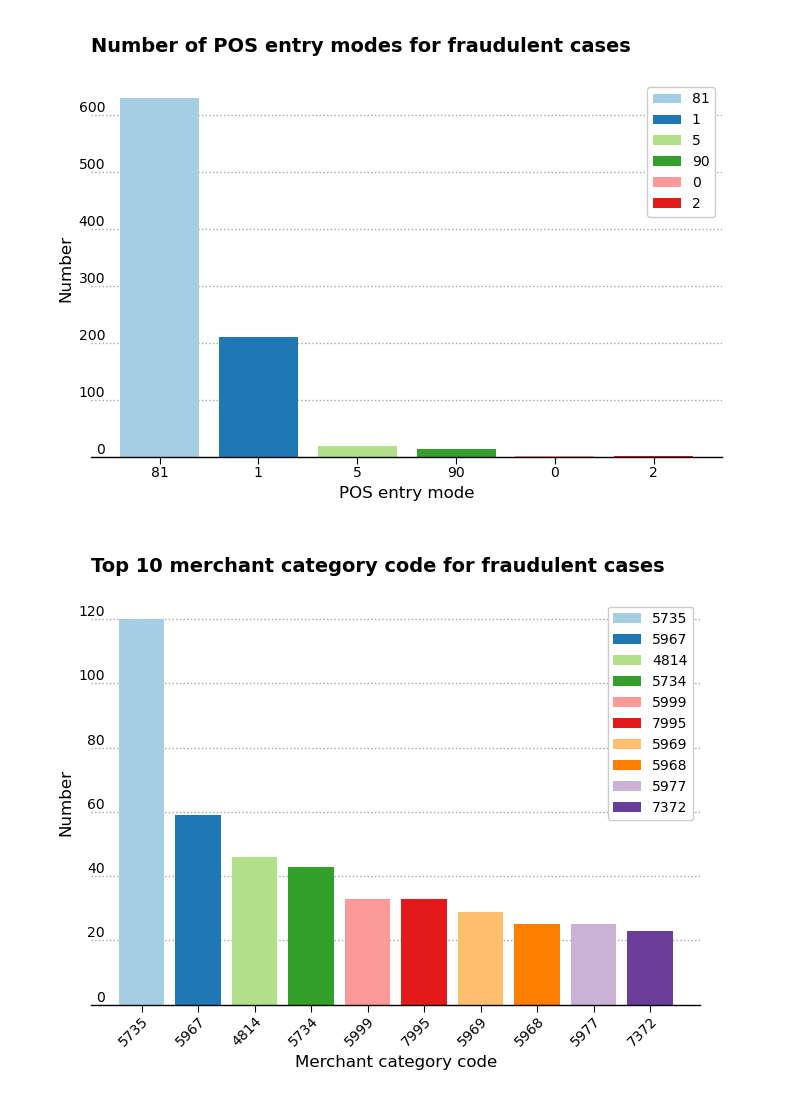
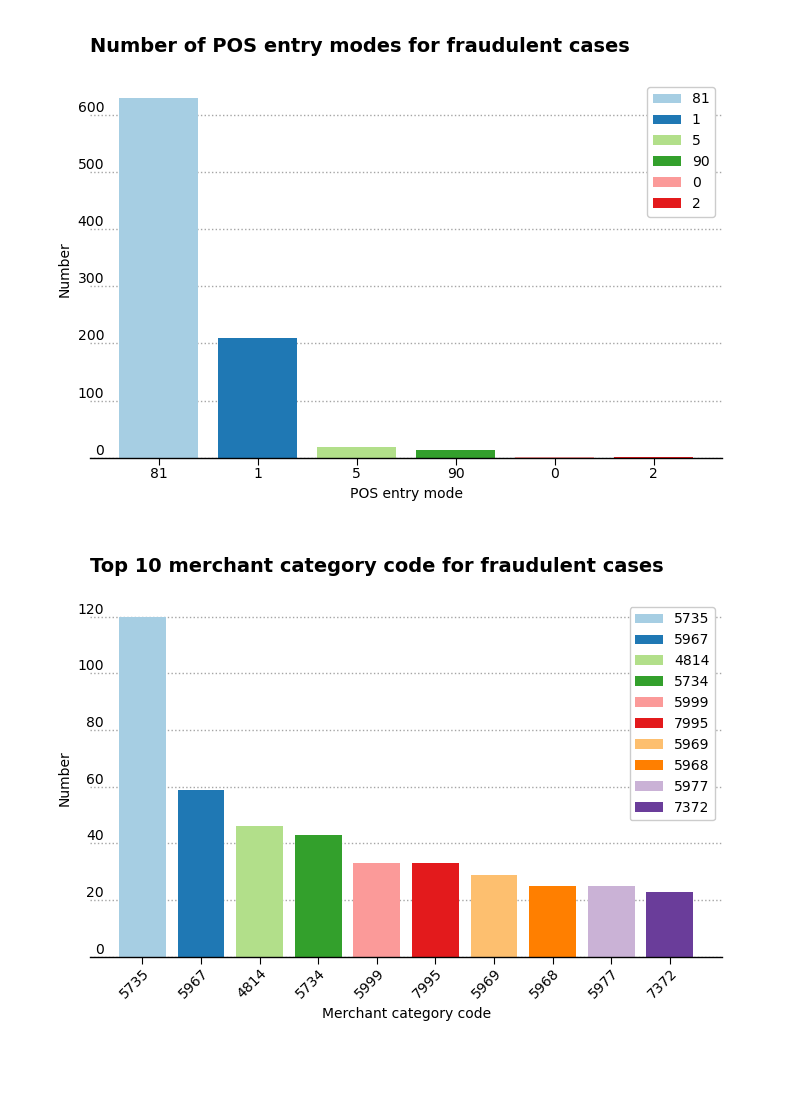
Before and after one commit to capac/credit-card-fraud-detection, a Jupyter notebook: eda.ipynb, the cells around one changed output. Saved outputs shown, nothing was run; the diff lists cells and outputs as text; code cells hidden in the pictures; blank space fills up the shorter version.

```diff
--- a/eda.ipynb
+++ b/eda.ipynb
@@ -94,26 +95,22 @@ plt.tight_layout()
 # %%
 fig, (ax1, ax2, ax3) = plt.subplots(3, 1, figsize=(8, 9))
-ax1.bar([0, 1], [(data_df.fraudCase == 0).sum(), (data_df.fraudCase == 1).sum()],
-       width=0.4, color=plt.cm.Paired.colors, label=['Normal', 'Fraudulent'])
+
+ax1.bar(
+    ['Normal', 'Fraudulent'],
+    [(data_df.fraudCase == 0).sum(), (data_df.fraudCase == 1).sum()],
+    width=0.4, color=plt.cm.Paired.colors, label=['Normal', 'Fraudulent']
+    )
 ax1.set_xticks([0, 1], ['Normal', 'Fraudulent'])
 ax1.set_ylabel('Number of transactions')
 ax1.set_title('Number of fraudulent cases')
 ax1.legend(loc='upper right')
 
-fraud_df = data_df[data_df.fraudCase == 1]
-fraud_amount_per_account = fraud_df.groupby('accountNumber')['transactionAmount'].sum()
 ax2.hist(fraud_amount_per_account, color=plt.cm.Paired.colors[1])
 ax2.set_title('Fraud amount per account (GBP)')
 ax2.set_xlabel('Number of accounts with fraud')
 ax2.set_ylabel('Fraud amount (GBP)')
 
-number_of_frauds_per_account = []
-unique_accounts_with_fraud = list(fraud_df.accountNumber.unique())
-for account in unique_accounts_with_fraud:
-    number_of_frauds_per_account.append(
-        np.sum(fraud_df.accountNumber == account)
-    )
-ax3.hist(number_of_frauds_per_account, bins=np.arange(0, 60, 3))
+ax3.hist(num_frauds_per_account, bins=np.arange(0, 60, 3))
 ax3.set_title('Number of frauds per account')
 ax3.set_xlabel('Accounts')
 ax3.set_ylabel('Number of frauds')
@@ -124,6 +121,5 @@ plt.tight_layout()
 # %%
 fig, ax = plt.subplots(figsize=(7, 5))
-fraud_df = data_df[data_df.fraudCase == 1]
 pos_fraud_df = fraud_df.posEntryMode.value_counts(ascending=False)
 ax.bar(pos_fraud_df.index, pos_fraud_df.values,
        label=pos_fraud_df.index,
@@ -134,21 +130,22 @@ ax.set_title('Number of POS entry modes for fraudulent cases')
 plt.legend()
 plt.tight_layout()
 # %% [output]
-[figure, old version]
+[figure, new version]
 # %%
 fig, ax = plt.subplots(figsize=(7, 5))
 top_num = 10
 mcc_fraud_df = fraud_df.mcc.value_counts(ascending=False)[:top_num]
 ax.bar(mcc_fraud_df.index, mcc_fraud_df.values,
        label=mcc_fraud_df.index,
        color=plt.cm.Paired.colors)
 plt.setp(ax.get_xticklabels(), rotation_mode='anchor', rotation=45, ha='right')
 ax.set_xlabel('Merchant category code')
 ax.set_ylabel('Number')
 ax.set_title(f'Top {top_num} merchant category code for fraudulent cases')
-plt.legend();
+plt.legend()
+plt.tight_layout()
 # %% [output]
-[figure, old version]
+[figure, new version]
 # %%
 fig, ax = plt.subplots(figsize=(7, 5))
 top_num = 10
```
Also changed, not shown: parts of 6 cells of this notebook.
